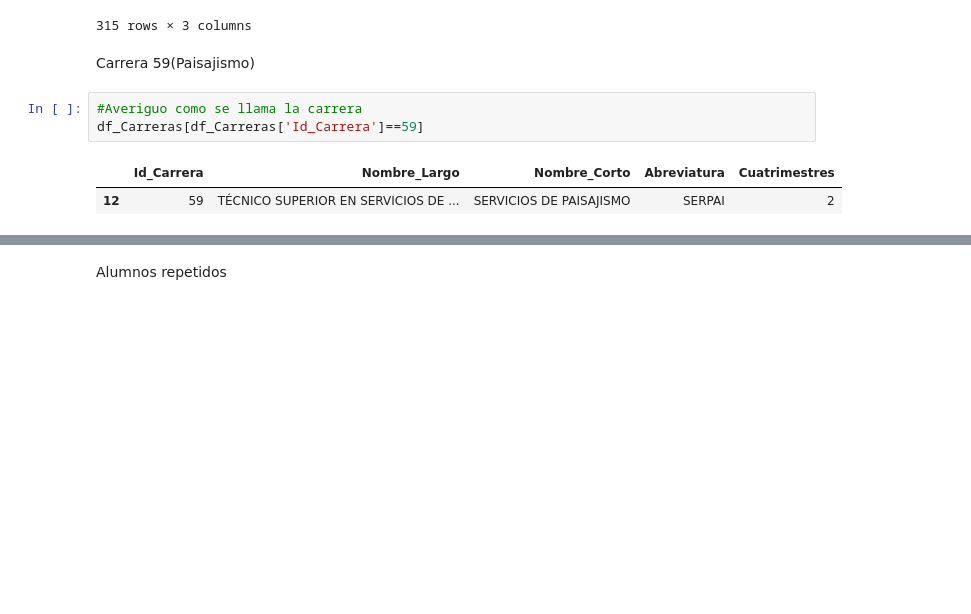
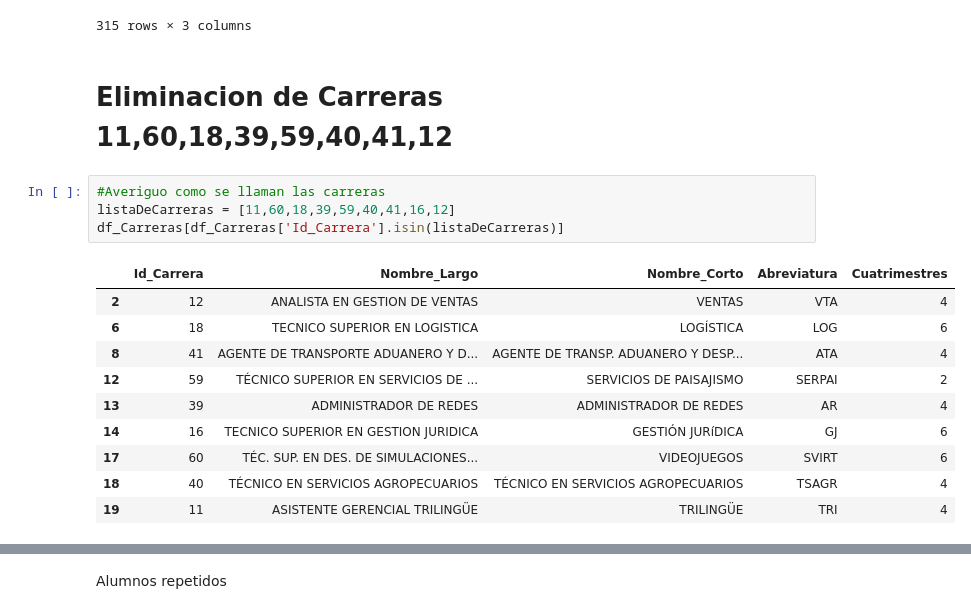
Before and after one commit to Fonteeres/IA_Ciencia_Datos, a Jupyter notebook: Semestre 3/Practica Profesionalizante 1/Trabajo Practico 4/Trabajo_Final.ipynb, the cells around one changed output, grey strips where cells are left out. Cells and saved outputs as stored; diff of their text form; blank space fills up the shorter version.

```diff
--- a/Semestre 3/Practica Profesionalizante 1/Trabajo Practico 4/Trabajo_Final.ipynb
+++ b/Semestre 3/Practica Profesionalizante 1/Trabajo Practico 4/Trabajo_Final.ipynb
@@ -71,12 +72,21 @@ Nota_Media
 | 313 | VIDEOJUEGOS | 2018 | 5.947368 |
 | 314 | VIDEOJUEGOS | 2019 | 7.818182 |
 315 rows × 3 columns
-# %% [markdown]
-Carrera 59(Paisajismo)
-# %%
-#Averiguo como se llama la carrera
-df_Carreras[df_Carreras['Id_Carrera']==59]
-# %% [output]
-|  | Id_Carrera | Nombre_Largo | Nombre_Corto | Abreviatura | Cuatrimestres |
-| 12 | 59 | TÉCNICO SUPERIOR EN SERVICIOS DE ... | SERVICIOS DE PAISAJISMO | SERPAI | 2 |
+# %% [markdown]
+# Eliminacion de Carreras 11,60,18,39,59,40,41,12
+# %%
+#Averiguo como se llaman las carreras
+listaDeCarreras = [11,60,18,39,59,40,41,16,12]
+df_Carreras[df_Carreras['Id_Carrera'].isin(listaDeCarreras)]
+# %% [output]
+|  | Id_Carrera | Nombre_Largo | Nombre_Corto | Abreviatura | Cuatrimestres |
+| 2 | 12 | ANALISTA EN GESTION DE VENTAS | VENTAS | VTA | 4 |
+| 6 | 18 | TECNICO SUPERIOR EN LOGISTICA | LOGÍSTICA | LOG | 6 |
+| 8 | 41 | AGENTE DE TRANSPORTE ADUANERO Y D... | AGENTE DE TRANSP. ADUANERO Y DESP... | ATA | 4 |
+| 12 | 59 | TÉCNICO SUPERIOR EN SERVICIOS DE ... | SERVICIOS DE PAISAJISMO | SERPAI | 2 |
+| 13 | 39 | ADMINISTRADOR DE REDES | ADMINISTRADOR DE REDES | AR | 4 |
+| 14 | 16 | TECNICO SUPERIOR EN GESTION JURIDICA | GESTIÓN JURíDICA | GJ | 6 |
+| 17 | 60 | TÉC. SUP. EN DES. DE SIMULACIONES... | VIDEOJUEGOS | SVIRT | 6 |
+| 18 | 40 | TÉCNICO EN SERVICIOS AGROPECUARIOS | TÉCNICO EN SERVICIOS AGROPECUARIOS | TSAGR | 4 |
+| 19 | 11 | ASISTENTE GERENCIAL TRILINGÜE | TRILINGÜE | TRI | 4 |
 # %%
```
Also changed, not shown: parts of 11 cells of this notebook, 33 other files.
